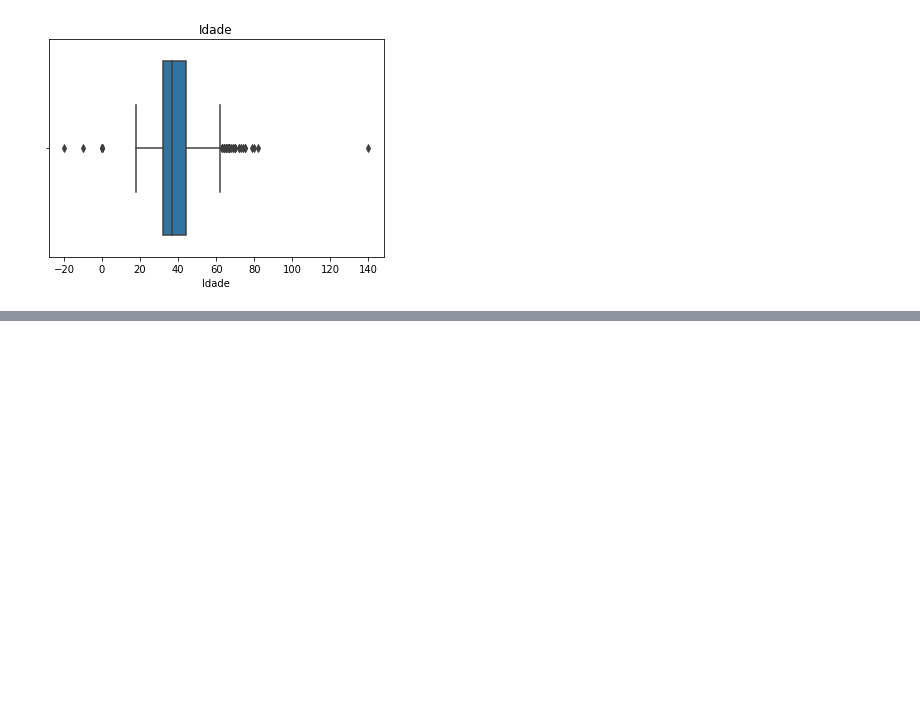
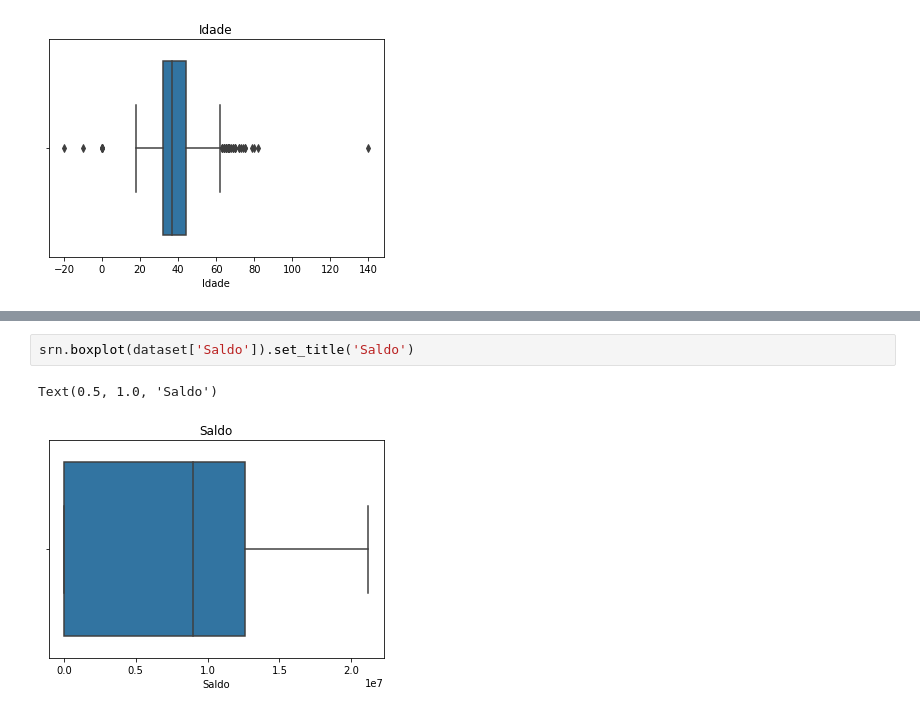
Before and after one commit to nogran/Modelo-Churn, a Jupyter notebook: Untitled.ipynb, the cells around one changed output, grey strips where cells are left out. Saved outputs shown, nothing was run; the diff lists cells and outputs as text; blank space fills up the shorter version.

```diff
--- a/Untitled.ipynb
+++ b/Untitled.ipynb
@@ -120,0 +138,5 @@ Text(0.5, 1.0, 'Idade')
+# %%
+srn.boxplot(dataset['Saldo']).set_title('Saldo')
+# %% [output]
+Text(0.5, 1.0, 'Saldo')
+[figure, added]
```
Also changed, not shown: parts of 8 cells of this notebook, 1 other file.
